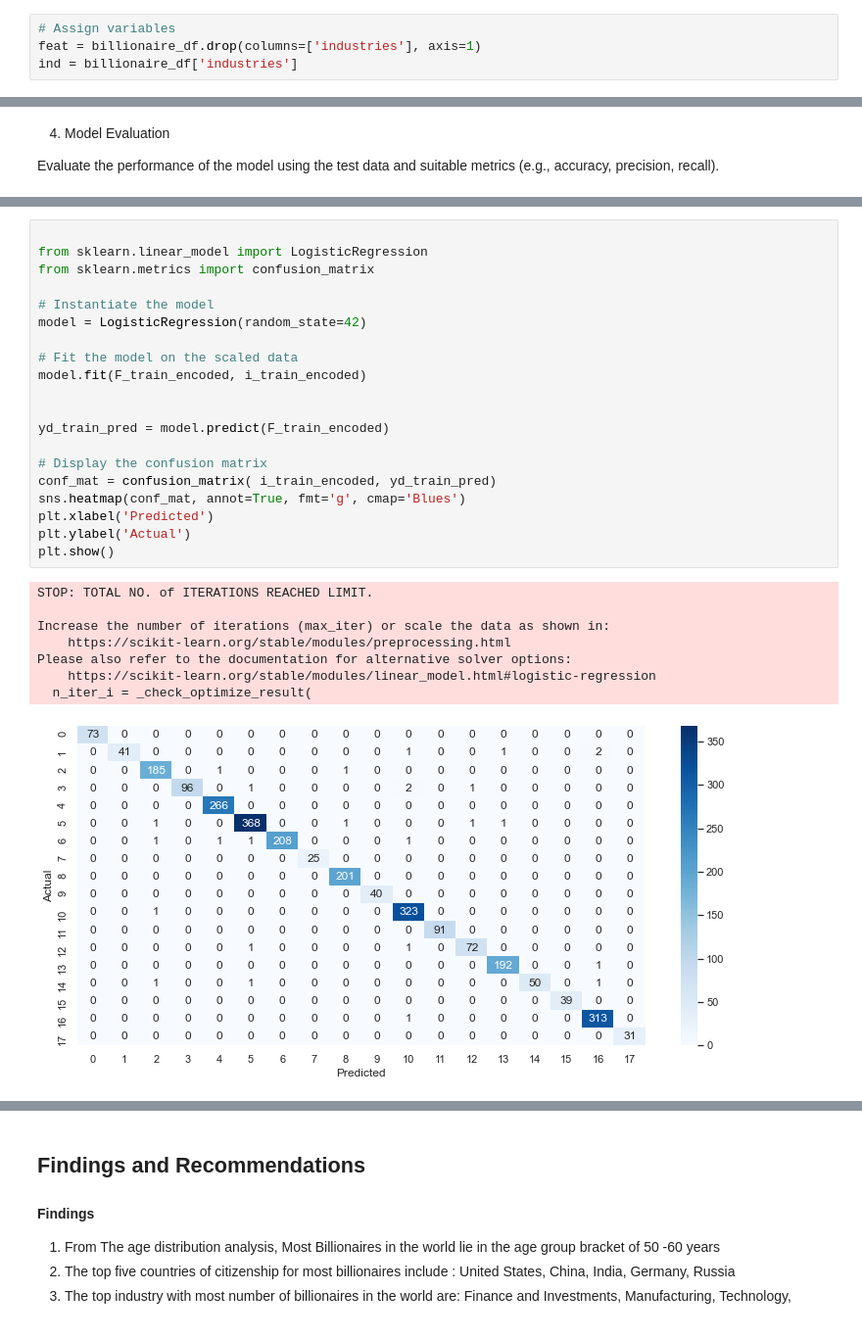
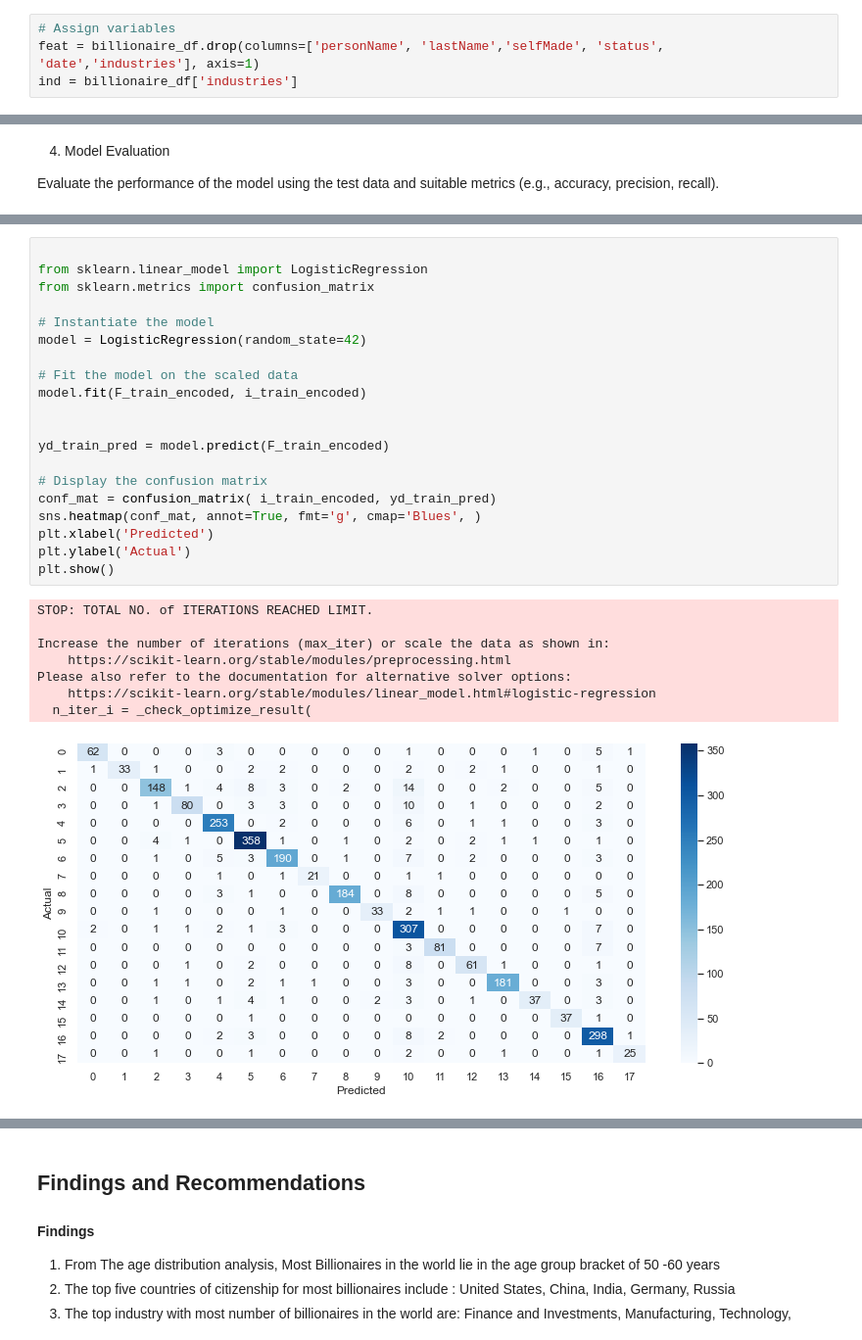
Before and after one commit to Lesley-w19/Phase3-Project, a Jupyter notebook: index.ipynb, the cells around one changed output, grey strips where cells are left out. Shown: that part at 98% size. Saved outputs shown, nothing was run; the diff lists cells and outputs as text.

```diff
--- a/index.ipynb
+++ b/index.ipynb
@@ -674,5 +674,5 @@ This step is used to seperate the dataframe set into two sets (the X and y varia
 `y variable`: contains the target variable(industry)
 # %%
 # Assign variables
-feat = billionaire_df.drop(columns=['industries'], axis=1)
+feat = billionaire_df.drop(columns=['personName', 'lastName','selfMade', 'status', 'date','industries'], axis=1)
 ind = billionaire_df['industries']
@@ -745,29 +782,29 @@ print({"Accuracy": accuracy,"Precision": precision,"Recall": recall,"f1_score":
 # %%
 
 from sklearn.linear_model import LogisticRegression
 from sklearn.metrics import confusion_matrix
 
 # Instantiate the model
 model = LogisticRegression(random_state=42)
 
 # Fit the model on the scaled data
 model.fit(F_train_encoded, i_train_encoded)
 
 
 yd_train_pred = model.predict(F_train_encoded)
 
 # Display the confusion matrix
 conf_mat = confusion_matrix( i_train_encoded, yd_train_pred)
-sns.heatmap(conf_mat, annot=True, fmt='g', cmap='Blues')
+sns.heatmap(conf_mat, annot=True, fmt='g', cmap='Blues', )
 plt.xlabel('Predicted')
 plt.ylabel('Actual')
 plt.show()
 # %% [output]
 STOP: TOTAL NO. of ITERATIONS REACHED LIMIT.
 
 Increase the number of iterations (max_iter) or scale the data as shown in:
     https://scikit-learn.org/stable/modules/preprocessing.html
 Please also refer to the documentation for alternative solver options:
     https://scikit-learn.org/stable/modules/linear_model.html#logistic-regression
   n_iter_i = _check_optimize_result(
-[figure, old version]
+[figure, new version]
```
Also changed, not shown: parts of 5 cells of this notebook.
